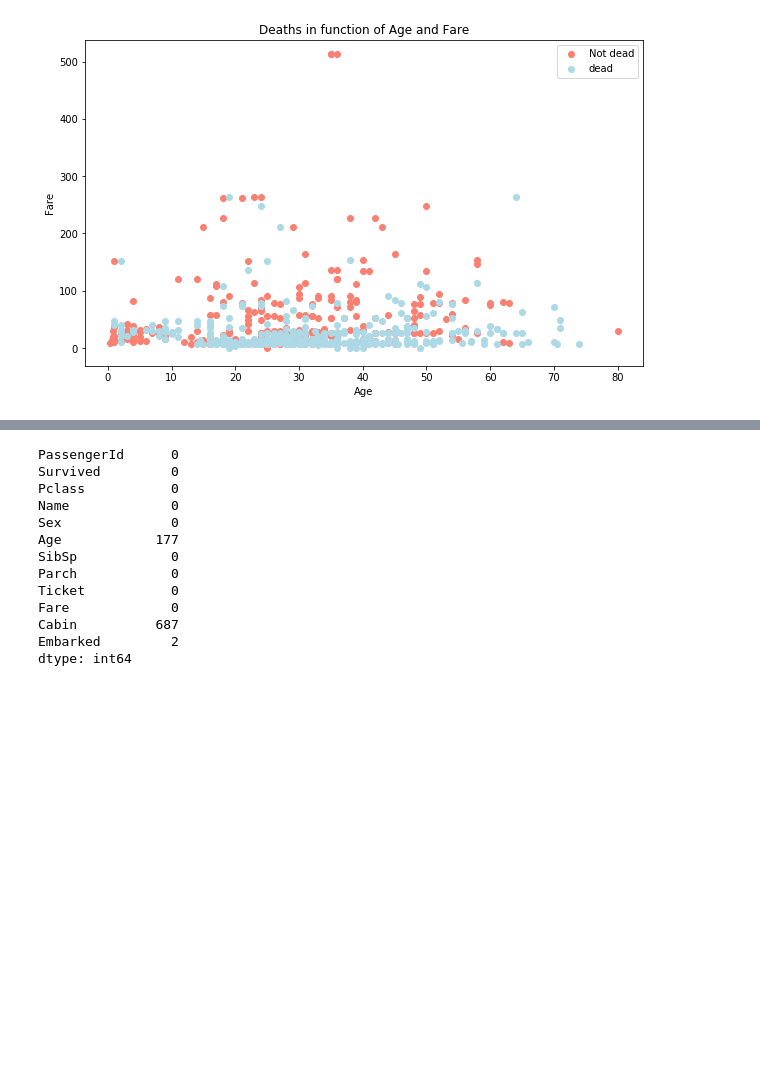
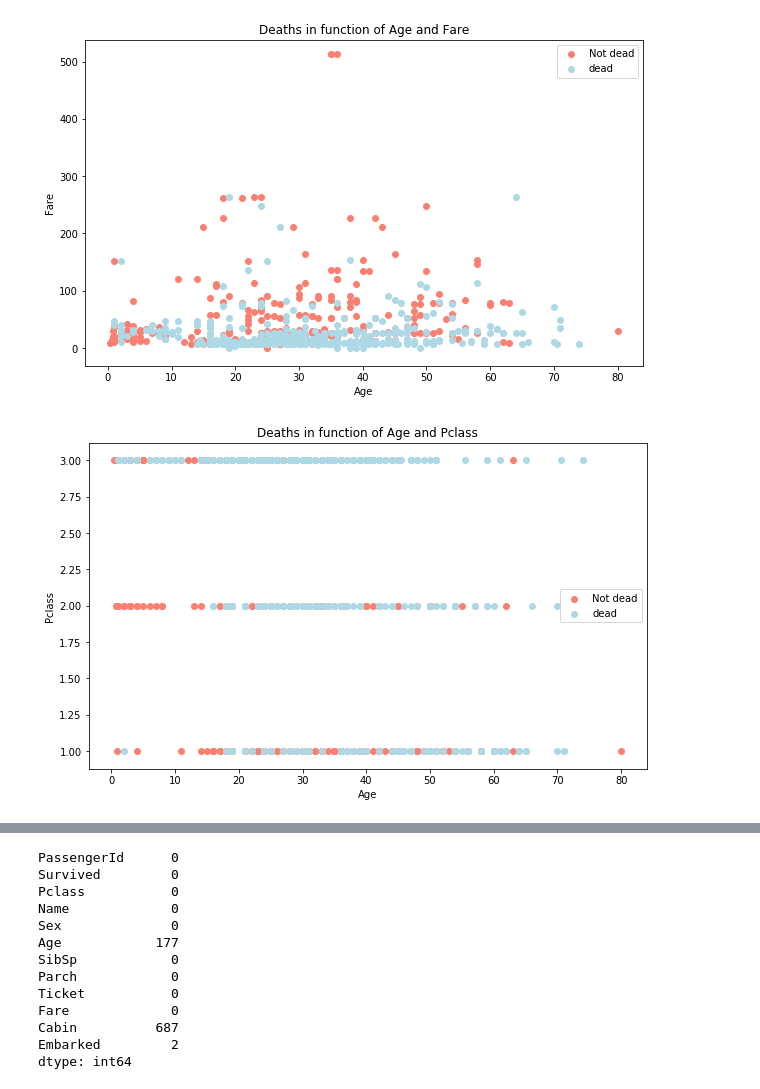
Before and after one commit to eshasachan18/Titanic_dataset, a Jupyter notebook: model.ipynb, the cells around one changed output, grey strips where cells are left out. Saved outputs shown, nothing was run; the diff lists cells and outputs as text; code cells hidden in the pictures; blank space fills up the shorter version.

```diff
--- a/model.ipynb
+++ b/model.ipynb
@@ -83,3 +84,23 @@ plt.legend(["Not dead", "dead"])
 plt.ylabel("Fare");
 # %% [output]
 [figure]
+# %%
+plt.figure(figsize=(10,6))
+
+# Start with positve examples
+plt.scatter(data.Age[data.Survived==1],
+            data.Pclass[data.Survived==1],
+            c="salmon") # define it as a scatter figure
+
+# Now for negative examples, we want them on the same plot, so we call plt again
+plt.scatter(data.Age[data.Survived==0],
+            data.Pclass[data.Survived==0],
+            c="lightblue") # axis always come as (x, y)
+
+# Add some helpful info
+plt.title("Deaths in function of Age and Pclass")
+plt.xlabel("Age")
+plt.legend(["Not dead", "dead"])
+plt.ylabel("Pclass");
+# %% [output]
+[figure, added]
```
Also changed, not shown: parts of 11 cells of this notebook.
